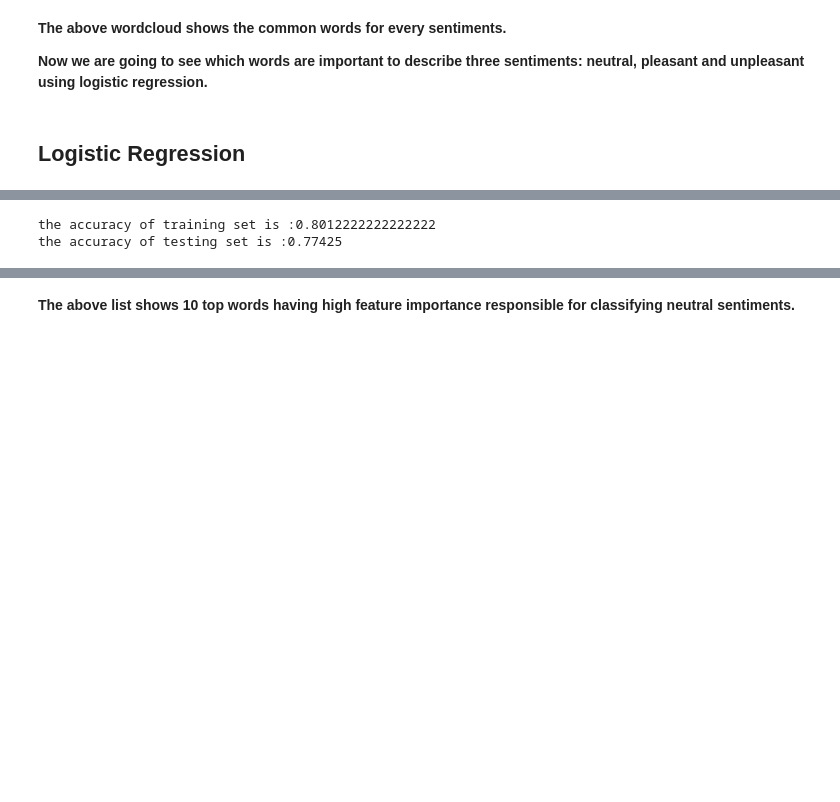
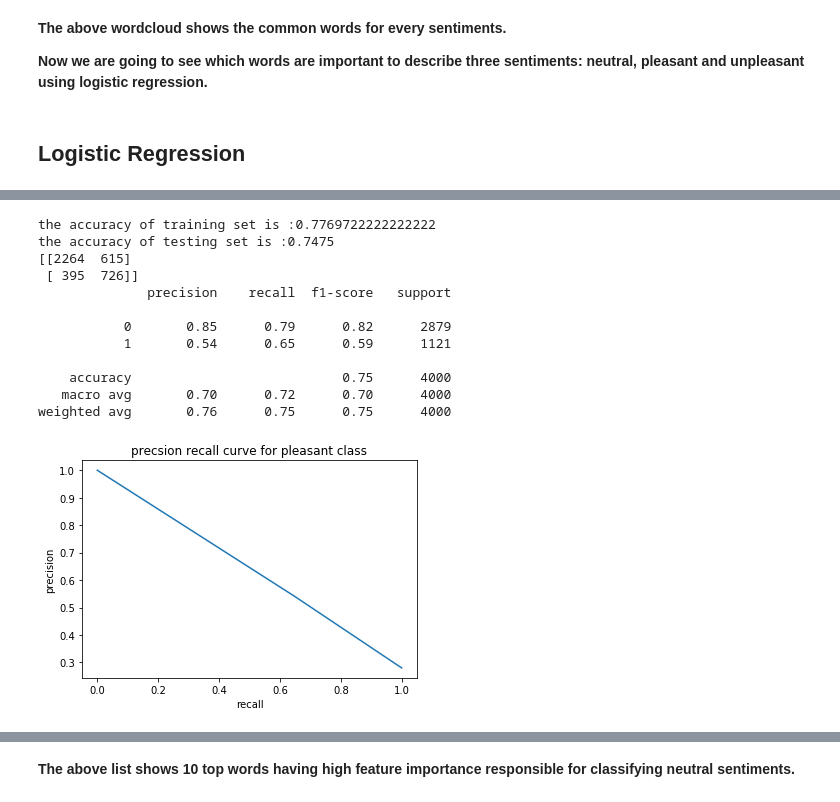
Before and after one commit to bmcclannahan/NLP-Sentiment, a Jupyter notebook: notebooks/sentiment_prediction/SentimentAnalysisForTwitterDataset.ipynb, the cells around one changed output, grey strips where cells are left out. Saved outputs shown, nothing was run; the diff lists cells and outputs as text; code cells hidden in the pictures; blank space fills up the shorter version.

```diff
--- a/notebooks/sentiment_prediction/SentimentAnalysisForTwitterDataset.ipynb
+++ b/notebooks/sentiment_prediction/SentimentAnalysisForTwitterDataset.ipynb
@@ -172,12 +205,33 @@ the accuracy of testing set is :0.677
 # %%
+modelPleasant = load('../models/pleasantClassifier_twitter.joblib')
 trainPredict2LR = modelPleasant.predict(X_train2)
 accuracyLR2train = accuracy_score(y_train2, trainPredict2LR)
 print("the accuracy of training set is :{}".format(accuracyLR2train))
 
 testPredict2LR = modelPleasant.predict(X_test2)
 accuracyLR2test = accuracy_score(y_test2, testPredict2LR)
 print("the accuracy of testing set is :{}".format(accuracyLR2test))
+
+print(confusion_matrix(y_test2,testPredict2LR))
+print(classification_report(y_test2,testPredict2LR))
+precision, recall, threshold = precision_recall_curve(y_test2,testPredict2LR)
+plt.plot(recall, precision)
+plt.xlabel('recall')
+plt.ylabel('precision')
+plt.title('precsion recall curve for pleasant class')
+plt.show()
 # %% [output]
-the accuracy of training set is :0.8012222222222222
-the accuracy of testing set is :0.77425
+the accuracy of training set is :0.7769722222222222
+the accuracy of testing set is :0.7475
+[[2264  615]
+ [ 395  726]]
+              precision    recall  f1-score   support
+
+           0       0.85      0.79      0.82      2879
+           1       0.54      0.65      0.59      1121
+
+    accuracy                           0.75      4000
+   macro avg       0.70      0.72      0.70      4000
+weighted avg       0.76      0.75      0.75      4000
+[figure, added]
 # %%
```
Also changed, not shown: parts of 22 cells of this notebook, 3 other files.
